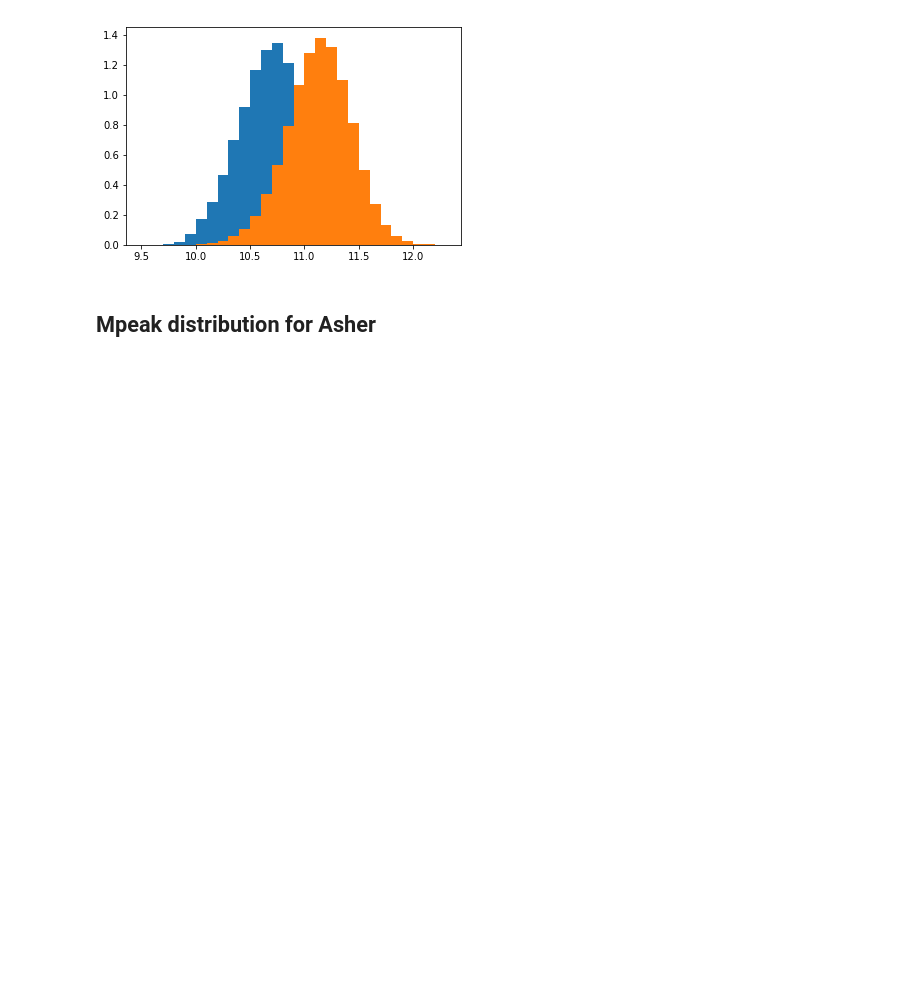
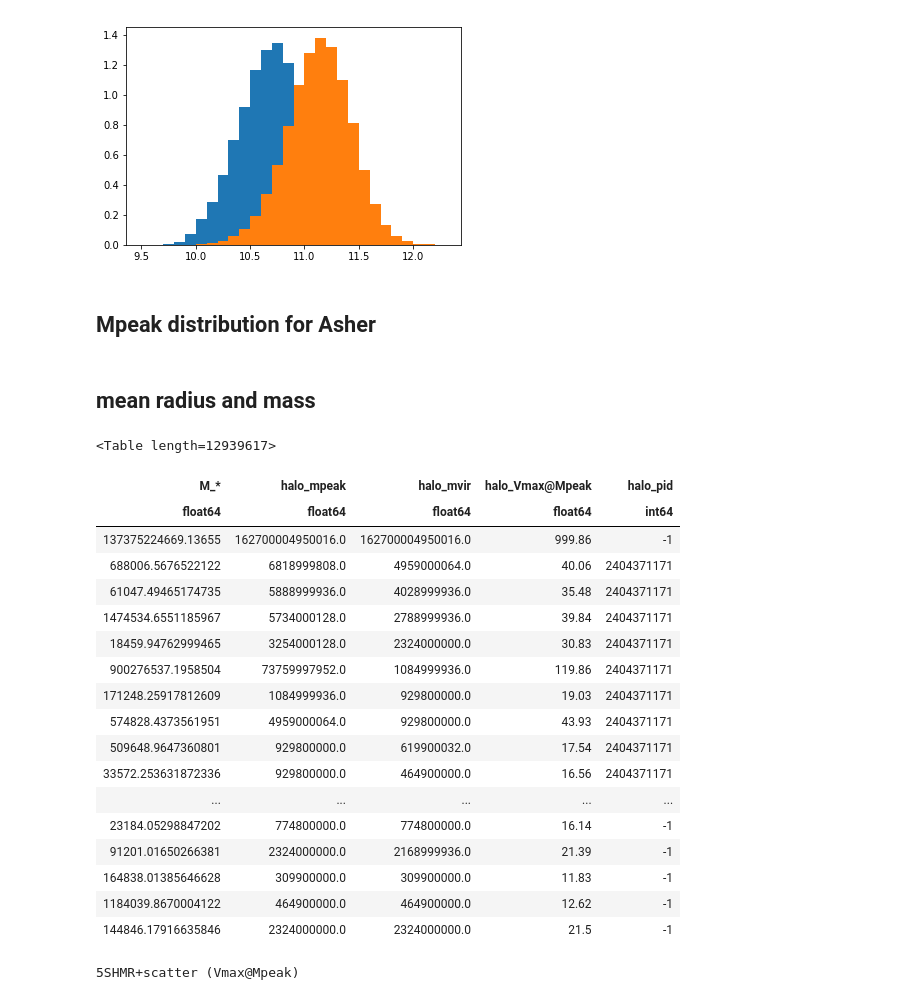
Before and after one commit to f-ardila/dwarf_lensing, a Jupyter notebook: MCMC/notebooks/dark_matter.ipynb, the cells around one changed output. Drawn from its saved outputs; the diff is of its cells as text; code cells hidden in the pictures; blank space fills up the shorter version.

Commit message:
got mean masses and radii

```diff
--- a/MCMC/notebooks/dark_matter.ipynb
+++ b/MCMC/notebooks/dark_matter.ipynb
@@ -398,3 +400,5 @@ UM_catalog = make_catalog_given_params(sample, run,
 run='UM_1'
 UM_catalog.write('/Users/fardila/Documents/GitHub/dwarf_lensing/mock_dwarfs/best_fit_mock_{0}.ascii'.format(run),
                   format ='ascii', overwrite=True, comment='#')
+# %% [markdown]
+## mean radius and mass
@@ -400,0 +407,30 @@ UM_catalog.write('/Users/fardila/Documents/GitHub/dwarf_lensing/mock_dwarfs/best
+# %%
+mock = '/Users/fardila/Documents/GitHub/dwarf_lensing/mock_dwarfs/best_fit_mock_full_catalog.ascii'
+ascii.read(mock)
+# %% [output]
+<Table length=12939617>
+| M_* | halo_mpeak | halo_mvir | halo_Vmax@Mpeak | halo_pid |
+| float64 | float64 | float64 | float64 | int64 |
+| 137375224669.13655 | 162700004950016.0 | 162700004950016.0 | 999.86 | -1 |
+| 688006.5676522122 | 6818999808.0 | 4959000064.0 | 40.06 | 2404371171 |
+| 61047.49465174735 | 5888999936.0 | 4028999936.0 | 35.48 | 2404371171 |
+| 1474534.6551185967 | 5734000128.0 | 2788999936.0 | 39.84 | 2404371171 |
+| 18459.94762999465 | 3254000128.0 | 2324000000.0 | 30.83 | 2404371171 |
+| 900276537.1958504 | 73759997952.0 | 1084999936.0 | 119.86 | 2404371171 |
+| 171248.25917812609 | 1084999936.0 | 929800000.0 | 19.03 | 2404371171 |
+| 574828.4373561951 | 4959000064.0 | 929800000.0 | 43.93 | 2404371171 |
+| 509648.9647360801 | 929800000.0 | 619900032.0 | 17.54 | 2404371171 |
+| 33572.253631872336 | 929800000.0 | 464900000.0 | 16.56 | 2404371171 |
+| ... | ... | ... | ... | ... |
+| 23184.05298847202 | 774800000.0 | 774800000.0 | 16.14 | -1 |
+| 91201.01650266381 | 2324000000.0 | 2168999936.0 | 21.39 | -1 |
+| 164838.01385646628 | 309900000.0 | 309900000.0 | 11.83 | -1 |
+| 1184039.8670004122 | 464900000.0 | 464900000.0 | 12.62 | -1 |
+| 144846.17916635846 | 2324000000.0 | 2324000000.0 | 21.5 | -1 |
+# %%
+run='UM_1'
+best_UM_params = [ 0.31778976, 0.16864865, 2.76285812, 11.15042856,  0.12689323,  0.96288237, -0.03033116]
+UM_catalog = make_catalog_given_params(best_UM_params, run,
+                                        write=False)
+# %% [output]
+5SHMR+scatter (Vmax@Mpeak)
```
Also changed, not shown: parts of 10 cells of this notebook.
